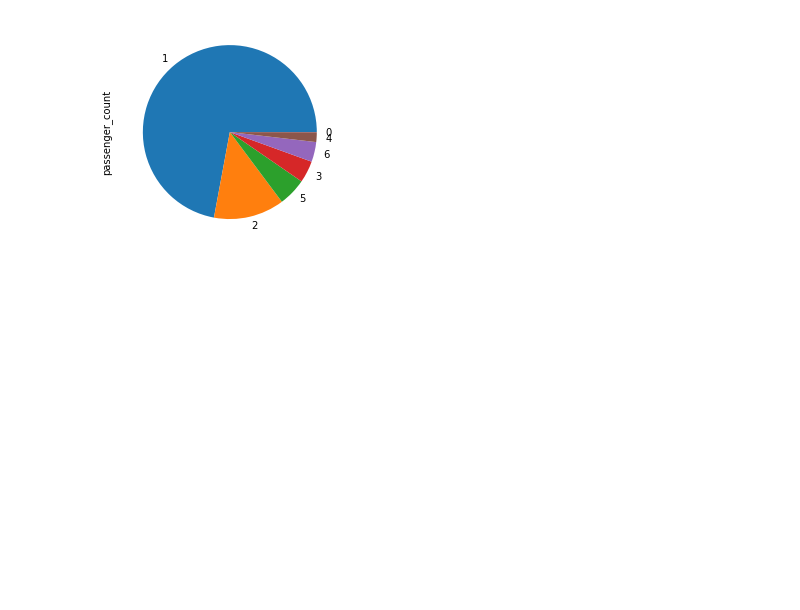
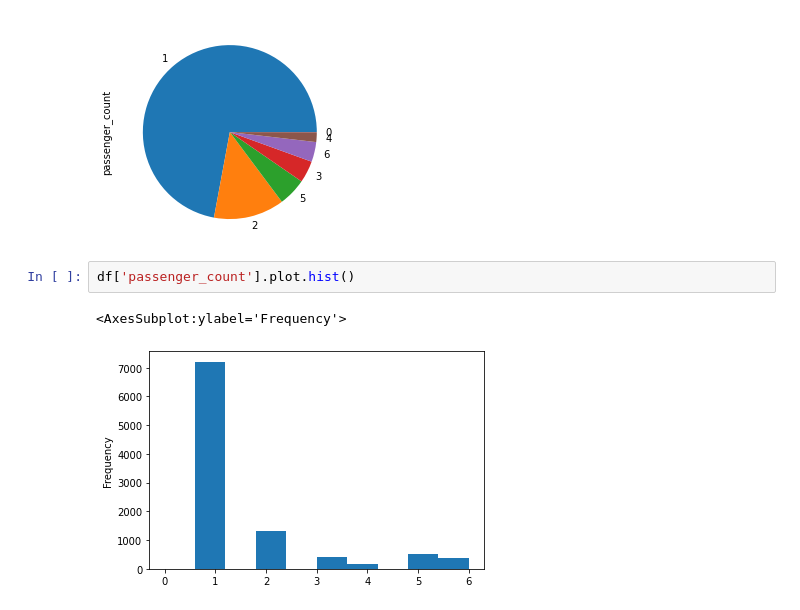
Before and after one commit to reuven/Cisco-IYL, a Jupyter notebook: 2022-05May-25-PyData.ipynb, the cells around one changed output. Drawn from its saved outputs; the diff is of its cells as text; blank space fills up the shorter version.

```diff
--- a/2022-05May-25-PyData.ipynb
+++ b/2022-05May-25-PyData.ipynb
@@ -271,3 +271,8 @@ df['passenger_count'].value_counts().plot.pie()
 # %% [output]
 <AxesSubplot:ylabel='passenger_count'>
 [figure]
+# %%
+df['passenger_count'].plot.hist()
+# %% [output]
+<AxesSubplot:ylabel='Frequency'>
+[figure, added]
```
Also changed, not shown: parts of 4 cells of this notebook.
